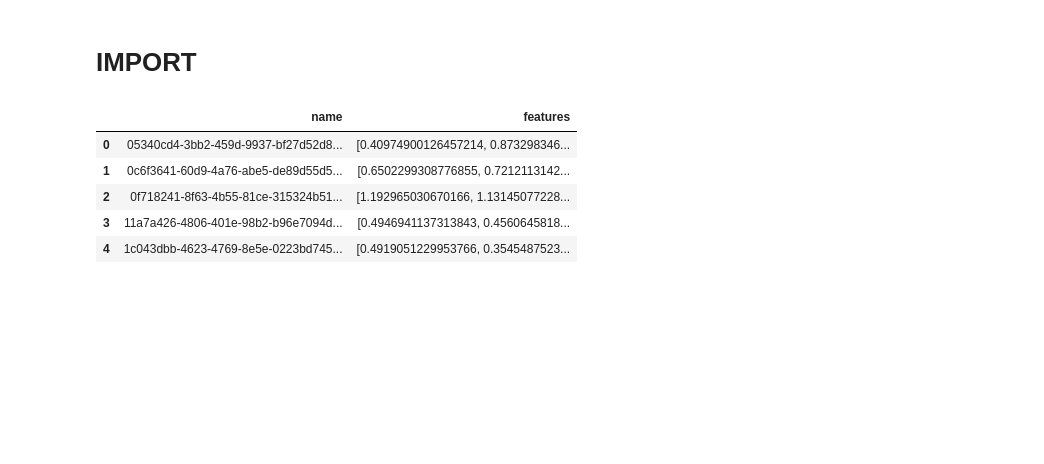
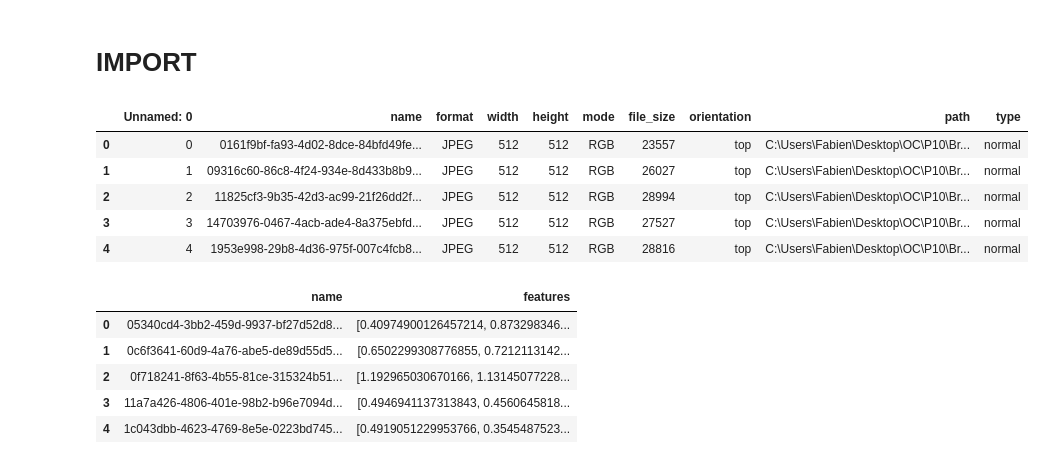
Before and after one commit to RandomFab/BRAINSCANAI, a Jupyter notebook: notebooks/Clustering_images.ipynb, the cells around one changed output. Drawn from its saved outputs; the diff is of its cells as text; code cells hidden in the pictures; blank space fills up the shorter version.

```diff
--- a/notebooks/Clustering_images.ipynb
+++ b/notebooks/Clustering_images.ipynb
@@ -32,3 +38,12 @@ df_meta = df_meta[['name', 'orientation']]
+# %%
+df_normal.head()
+# %% [output]
+|  | Unnamed: 0 | name | format | width | height | mode | file_size | orientation | path | type |
+| 0 | 0 | 0161f9bf-fa93-4d02-8dce-84bfd49fe... | JPEG | 512 | 512 | RGB | 23557 | top | C:\Users\Fabien\Desktop\OC\P10\Br... | normal |
+| 1 | 1 | 09316c60-86c8-4f24-934e-8d433b8b9... | JPEG | 512 | 512 | RGB | 26027 | top | C:\Users\Fabien\Desktop\OC\P10\Br... | normal |
+| 2 | 2 | 11825cf3-9b35-42d3-ac99-21f26dd2f... | JPEG | 512 | 512 | RGB | 28994 | top | C:\Users\Fabien\Desktop\OC\P10\Br... | normal |
+| 3 | 3 | 14703976-0467-4acb-ade4-8a375ebfd... | JPEG | 512 | 512 | RGB | 27527 | top | C:\Users\Fabien\Desktop\OC\P10\Br... | normal |
+| 4 | 4 | 1953e998-29b8-4d36-975f-007c4fcb8... | JPEG | 512 | 512 | RGB | 28816 | top | C:\Users\Fabien\Desktop\OC\P10\Br... | normal |
 # %%
 df = pd.read_parquet(BASE_DIR / "mri_dataset_brain_cancer_oc" / "features.parquet")
 # %%
```
Also changed, not shown: parts of 4 cells of this notebook, 2 other files.
